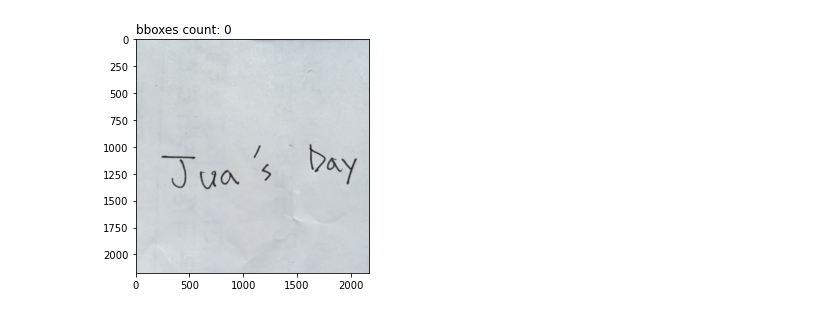
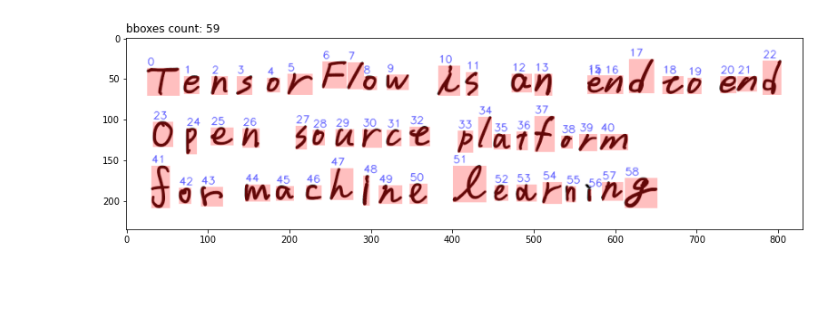
Before and after one commit to mafls122/TIL, a Jupyter notebook: Deep Learning/My_applicate.ipynb, the cells around one changed output. Saved outputs shown, nothing was run; the diff lists cells and outputs as text; code cells hidden in the pictures; blank space fills up the shorter version.

```diff
--- a/Deep Learning/My_applicate.ipynb
+++ b/Deep Learning/My_applicate.ipynb
@@ -38,6 +38,6 @@ show_image(img_letter, y_offset=15,y_steps =66)
 # %%
 # 3-4 컬러로 이미지를 읽어 온다.
-img_letter = cv2.imread('juas.png', cv2.IMREAD_COLOR)
+img_letter = cv2.imread('letter.png', cv2.IMREAD_COLOR)
 
 # 3-5. 흑백으로 이미지를 변환.
 img_letter_gray = cv2.cvtColor(img_letter, cv2.COLOR_BGR2GRAY)
@@ -66,0 +167,17 @@ cv2.destroyAllWindows()
+# %%
+def setup_data(img, bboxes, target_size=28, padding=2):
+
+    gray = cv2.cvtColor(img, cv2.COLOR_BGR2GRAY)
+    gray = cv2.bitwise_not(gray)
+    gray = gray.astype("float32")
+    gray = gray / 255.0
+    gray = np.expand_dims(gray, 2)
+
+    crop_images = []
+    for i, bbox in enumerate(bboxes):
+        crop_images.append(crop_image(gray, bbox, target_size, padding))
+
+    return np.array(crop_images)
+
+
+crop_images = setup_data(img_letter, bboxes)
@@ -67,6 +192,11 @@ cv2.destroyAllWindows()
 # %%
-def merge_bboxes(bboxes, threshold, min_size=2, max_size=64):
+# 이미지에서 문자를 추출 (함수 합친거)
+
+# 글자 추출한 것을 병합 : 유사한 박스(이미지 내 글자) 병합
+def merge_bboxes(bboxes, threshold, min_size=2, max_size=200):
+    # 사각형 크기가 min/max에 맞지 않은 대상은 생략
     targets = filter(
+        # x[0] = x, x[1] = y, x[2] = w, x[3] = h
         lambda x: min_size <= x[2] <= max_size and min_size <= x[3] <= max_size,
         bboxes,
     )
@@ -85,16 +215,19 @@ def merge_bboxes(bboxes, threshold, min_size=2, max_size=64):
             results.append(bbox)
     return results
 
-def detect_bboxes(img, y_offset, y_steps, delta=40, min_area=80, max_area=400):
-    mser = cv2.MSER_create()
+# 이미지에서 글자를 추출해서 박스 영역 잡기
+def detect_bboxes(img, y_offset, y_steps, delta=10, min_area=2, max_area=500):
+    mser = cv2.MSER_create()  # 문자 영역 감지
     mser.setDelta(delta)
     mser.setMinArea(min_area)
     mser.setMaxArea(max_area)
     mser.setPass2Only(True)
+
     gray = cv2.cvtColor(img, cv2.COLOR_BGR2GRAY)
     gray = cv2.bitwise_not(gray)
-    msers, bboxes = mser.detectRegions(gray)
-    unique_bboxes = merge_bboxes(bboxes, threshold=16)
+
+    msers, bboxes = mser.detectRegions(gray) # gray라는 이미지에 문자를 감지 후 리턴
+    unique_bboxes = merge_bboxes(bboxes, threshold=16)  # 감지한 이미지를 병합하는 함수
     img_width = gray.shape[1]
     unique_bboxes.sort(
         key=lambda b: int((b[1] - y_offset) / y_steps) * img_width + b[0]
@@ -119,31 +252,31 @@ def show_bboxes(img, bboxes, alpha=0.25):
     plt.show()
 
 show_bboxes(img_letter, bboxes)
 
 def crop_image(img, bbox, target_size, padding, expand=1):
     x, y, w, h = bbox
     crop = tf.image.crop_to_bounding_box(
         img, y - expand, x - expand, h + (expand * 2), w + (expand * 2)
     )
     iw, ih, _ = crop.shape
     edge_len = tf.reduce_max([iw, ih]) + (padding * 2)
     crop = tf.image.resize_with_crop_or_pad(crop, edge_len, edge_len)
     method = tf.image.ResizeMethod.MITCHELLCUBIC
     crop = tf.image.resize(crop, [target_size, target_size], method=method)
     return crop
 
 def setup_data(img, bboxes, target_size=28, padding=2):
     gray = cv2.cvtColor(img, cv2.COLOR_BGR2GRAY)
     gray = cv2.bitwise_not(gray)
     gray = gray.astype("float32")
     gray = gray / 255.0
     gray = np.expand_dims(gray, 2)
     crop_images = []
     for i, bbox in enumerate(bboxes):
         crop_images.append(crop_image(gray, bbox, target_size, padding))
 
     return np.array(crop_images)
 
 crop_images = setup_data(img_letter, bboxes)
 # %% [output]
-[figure, old version]
+[figure, new version]
```
Also changed, not shown: parts of 10 cells of this notebook, 1 other file.
